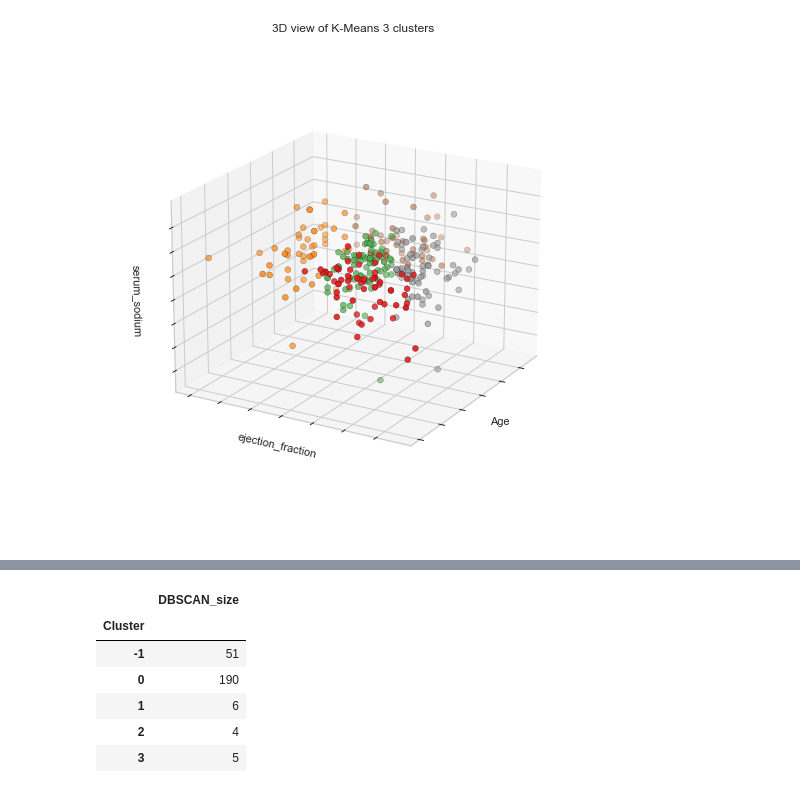
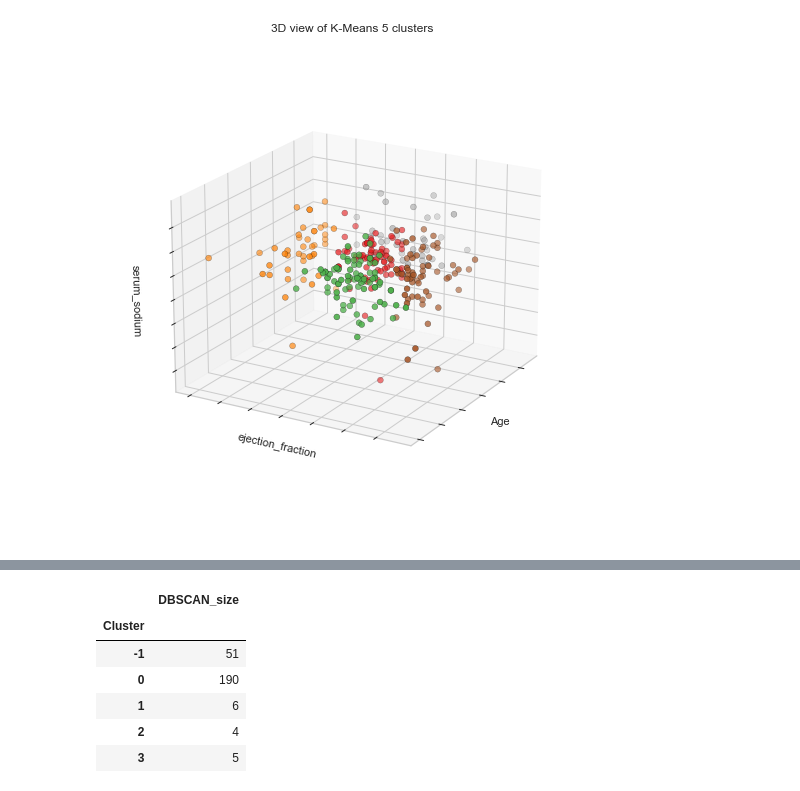
Before and after one commit to 1rahulvijay/Artificial_Intelligence, a Jupyter notebook: disease_clustring/heart_failure.ipynb, the cells around one changed output, grey strips where cells are left out. Drawn from its saved outputs; the diff is of its cells as text; code cells hidden in the pictures.

```diff
--- a/disease_clustring/heart_failure.ipynb
+++ b/disease_clustring/heart_failure.ipynb
@@ -247,26 +247,26 @@ plt.show()
 # %%
 from mpl_toolkits.mplot3d import Axes3D
 
 fig = plt.figure(figsize=(7, 7))
 ax = Axes3D(fig, rect=[0, 0, .99, 1], elev=20, azim=210)
 ax.scatter(KM5_clustered['age'],
            KM5_clustered['ejection_fraction'],
            KM5_clustered['serum_sodium'],
            c=KM5_clustered['Cluster'],
            s=35, edgecolor='k', cmap=plt.cm.Set1)
 
 ax.w_xaxis.set_ticklabels([])
 ax.w_yaxis.set_ticklabels([])
 ax.w_zaxis.set_ticklabels([])
 ax.set_xlabel('Age')
 ax.set_ylabel('ejection_fraction')
 ax.set_zlabel('serum_sodium')
-ax.set_title('3D view of K-Means 3 clusters')
+ax.set_title('3D view of K-Means 5 clusters')
 ax.dist = 12
 
 plt.show()
 # %% [output]
-[figure, old version]
+[figure, new version]
 # %%
 from yellowbrick.cluster import SilhouetteVisualizer
 model = KMeans(n_clusters=3, random_state=0)
```
Also changed, not shown: parts of 9 cells of this notebook.
